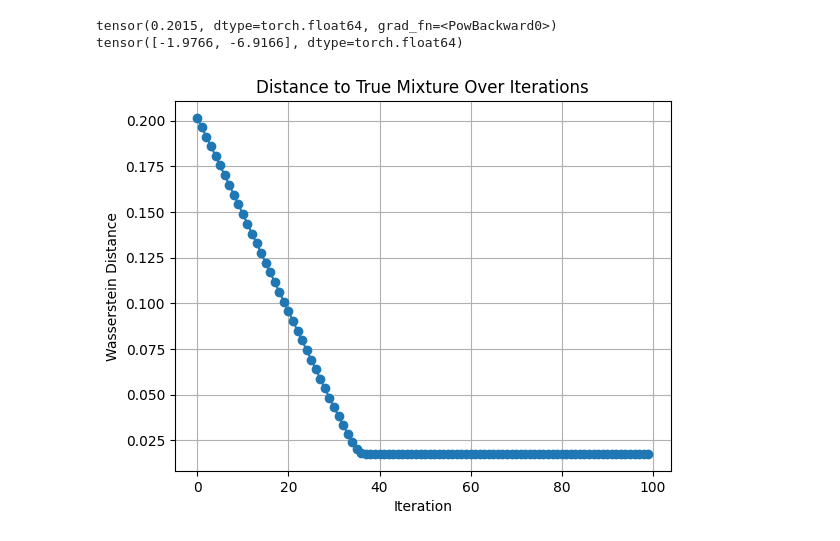
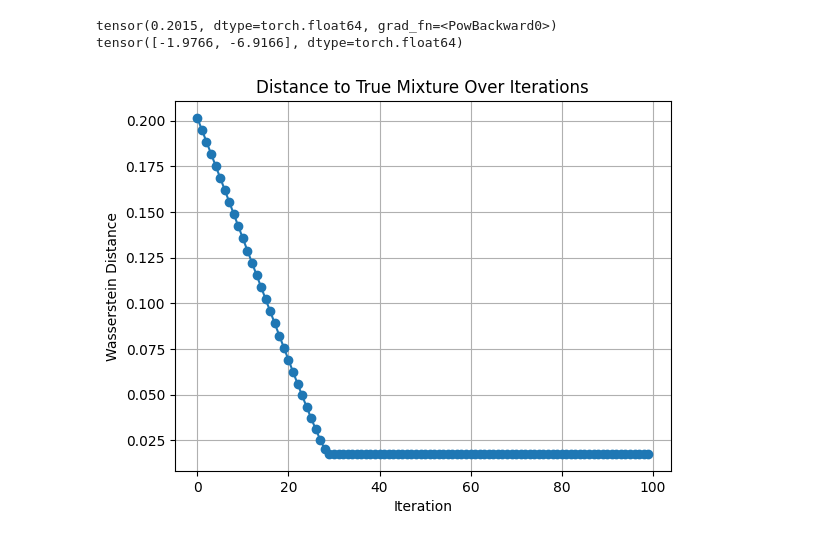
Before and after one commit to janwan2003/wasserstein, a Jupyter notebook: SimpleDecent/simple_decent.ipynb, the cells around one changed output. Cells and saved outputs as stored; diff of their text form; code cells hidden in the pictures.

```diff
--- a/SimpleDecent/simple_decent.ipynb
+++ b/SimpleDecent/simple_decent.ipynb
@@ -320,32 +320,32 @@ tensor([-1.9766, -6.9166], dtype=torch.float64)
 # %%
 def mirror_descent_torch(learning_rate=1.0, T=100):
     p = torch.tensor([0.5, 0.5], dtype=torch.float64, requires_grad=True)
     history = [p.clone().detach()]
     scores = []
 
     for _ in trange(T, desc="Mirror Descent (2 weights)"):
         ws = ws_two_mix(p)
         ws.backward()
         scores.append(ws.item())
 
         # Mirror descent update
         with torch.no_grad():
             w = p * torch.exp(-learning_rate * p.grad)
             p.copy_(w / w.sum())
 
         p.grad.zero_()  # Reset gradients
         history.append(p.clone().detach())
 
     return p, history, scores
 
-final_p, traj, score_history = mirror_descent_torch(learning_rate=0.0008, T=100)
+final_p, traj, score_history = mirror_descent_torch(learning_rate=0.001, T=100)
 
 # plot scores
 plt.plot(score_history, marker="o")
 plt.xlabel("Iteration")
 plt.ylabel("Wasserstein Distance")
 plt.title("Distance to True Mixture Over Iterations")
 plt.grid(True)
 plt.show()
 # %% [output]
-[figure, old version]
+[figure, new version]
```
Also changed, not shown: parts of 5 cells of this notebook.
